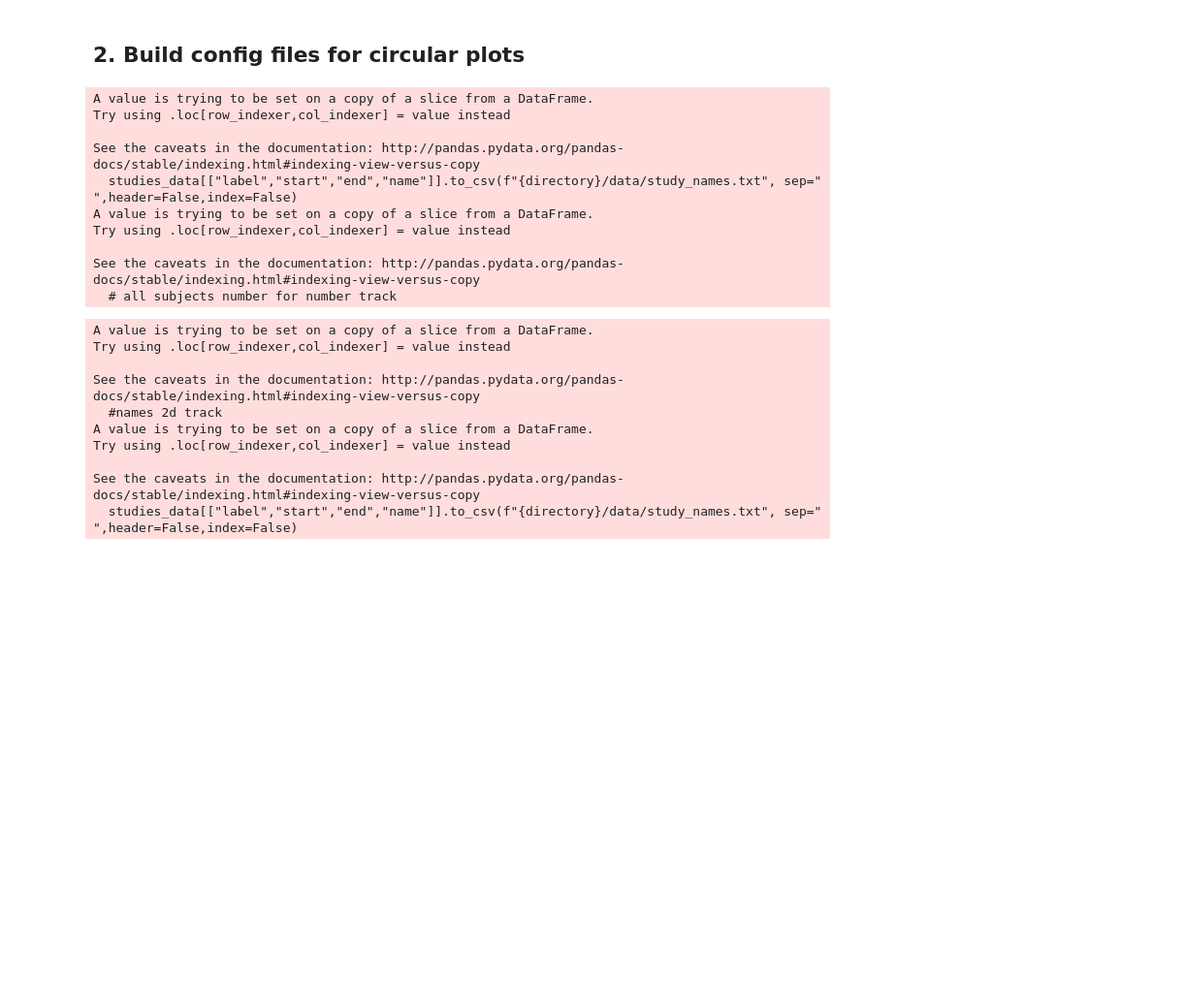
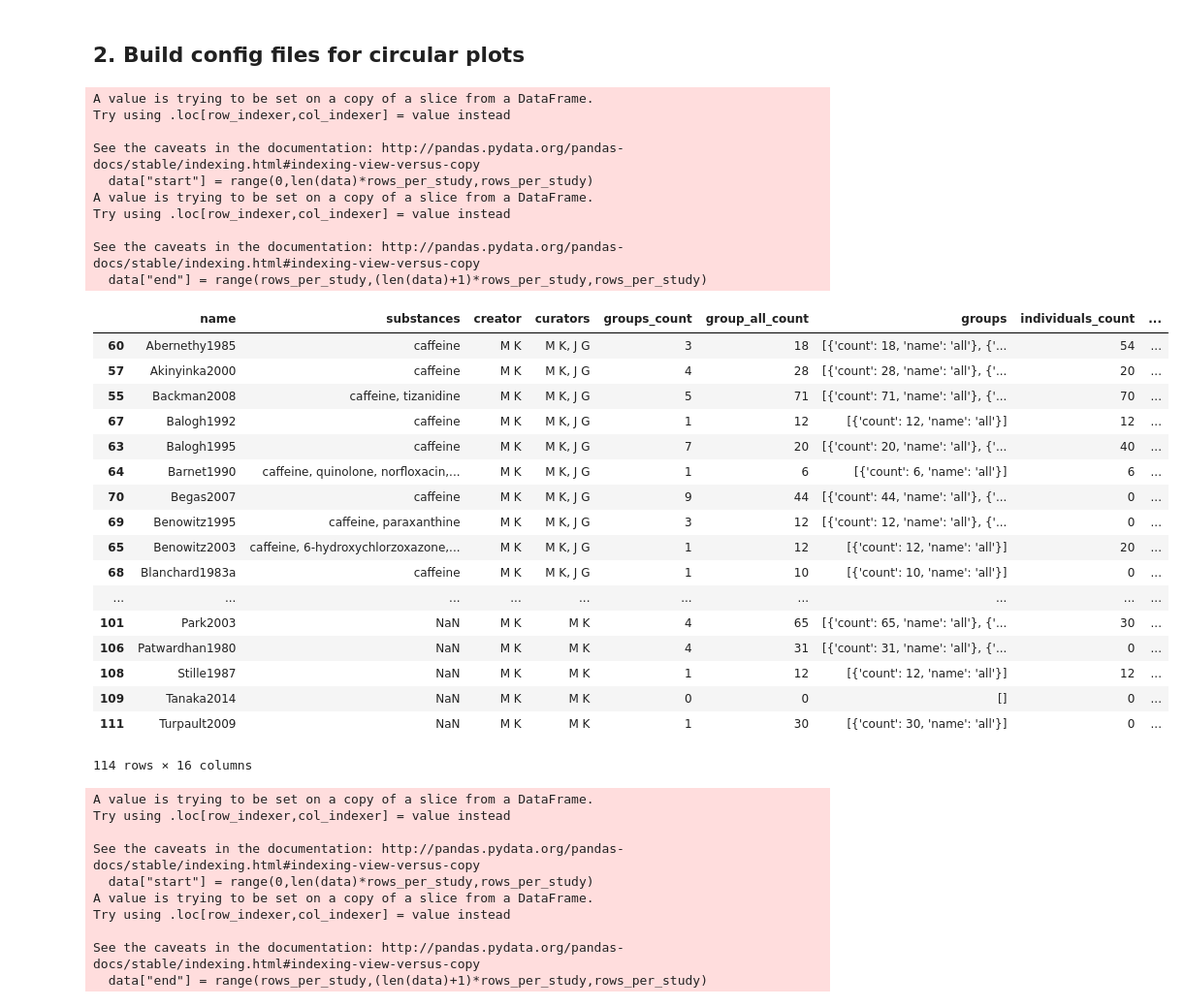
Before and after one commit to matthiaskoenig/pkdb_analysis, a Jupyter notebook: circos_plots.ipynb, the cells around one changed output. Shown at 97% size. Cells and saved outputs as stored; diff of their text form; code cells hidden in the pictures; blank space fills up the shorter version.

```diff
--- a/circos_plots.ipynb
+++ b/circos_plots.ipynb
@@ -75,3 +86,6 @@ studies_data = studies.data.sort_values(by=["label","name"])
+# %%
+studies_data["group_all_count"]= studies_data["group_all_count"].replace(np.nan, 0)
+studies_data["group_all_count"]= studies_data["group_all_count"].astype(int)
 # %% [markdown]
 ## 2. Build config files for circular plots
 # %%
@@ -82,24 +96,44 @@ A value is trying to be set on a copy of a slice from a DataFrame.
 Try using .loc[row_indexer,col_indexer] = value instead
 
 See the caveats in the documentation: http://pandas.pydata.org/pandas-docs/stable/indexing.html#indexing-view-versus-copy
-  studies_data[["label","start","end","name"]].to_csv(f"{directory}/data/study_names.txt", sep=" ",header=False,index=False)
+  data["start"] = range(0,len(data)*rows_per_study,rows_per_study)
 A value is trying to be set on a copy of a slice from a DataFrame.
 Try using .loc[row_indexer,col_indexer] = value instead
 
 See the caveats in the documentation: http://pandas.pydata.org/pandas-docs/stable/indexing.html#indexing-view-versus-copy
-  # all subjects number for number track
+  data["end"] = range(rows_per_study,(len(data)+1)*rows_per_study,rows_per_study)
+# %%
+studies_data
+# %% [output]
+|  | name | substances | creator | curators | groups_count | group_all_count | groups | individuals_count | ... |
+| 60 | Abernethy1985 | caffeine | M K | M K, J G | 3 | 18 | [{'count': 18, 'name': 'all'}, {'... | 54 | ... |
+| 57 | Akinyinka2000 | caffeine | M K | M K, J G | 4 | 28 | [{'count': 28, 'name': 'all'}, {'... | 20 | ... |
+| 55 | Backman2008 | caffeine, tizanidine | M K | M K, J G | 5 | 71 | [{'count': 71, 'name': 'all'}, {'... | 70 | ... |
+| 67 | Balogh1992 | caffeine | M K | M K, J G | 1 | 12 | [{'count': 12, 'name': 'all'}] | 12 | ... |
+| 63 | Balogh1995 | caffeine | M K | M K, J G | 7 | 20 | [{'count': 20, 'name': 'all'}, {'... | 40 | ... |
+| 64 | Barnet1990 | caffeine, quinolone, norfloxacin,... | M K | M K, J G | 1 | 6 | [{'count': 6, 'name': 'all'}] | 6 | ... |
+| 70 | Begas2007 | caffeine | M K | M K, J G | 9 | 44 | [{'count': 44, 'name': 'all'}, {'... | 0 | ... |
+| 69 | Benowitz1995 | caffeine, paraxanthine | M K | M K, J G | 3 | 12 | [{'count': 12, 'name': 'all'}, {'... | 0 | ... |
+| 65 | Benowitz2003 | caffeine, 6-hydroxychlorzoxazone,... | M K | M K, J G | 1 | 12 | [{'count': 12, 'name': 'all'}] | 20 | ... |
+| 68 | Blanchard1983a | caffeine | M K | M K, J G | 1 | 10 | [{'count': 10, 'name': 'all'}] | 0 | ... |
+| ... | ... | ... | ... | ... | ... | ... | ... | ... | ... |
+| 101 | Park2003 | NaN | M K | M K | 4 | 65 | [{'count': 65, 'name': 'all'}, {'... | 30 | ... |
+| 106 | Patwardhan1980 | NaN | M K | M K | 4 | 31 | [{'count': 31, 'name': 'all'}, {'... | 0 | ... |
+| 108 | Stille1987 | NaN | M K | M K | 1 | 12 | [{'count': 12, 'name': 'all'}] | 12 | ... |
+| 109 | Tanaka2014 | NaN | M K | M K | 0 | 0 | [] | 0 | ... |
+| 111 | Turpault2009 | NaN | M K | M K | 1 | 30 | [{'count': 30, 'name': 'all'}] | 0 | ... |
+114 rows × 16 columns
 # %%
 for label, study_data_label in studies_data.groupby("label"):
-
     create_config_files(study_data_label, f"circos/study_{label}")
 # %% [output]
 A value is trying to be set on a copy of a slice from a DataFrame.
 Try using .loc[row_indexer,col_indexer] = value instead
 
 See the caveats in the documentation: http://pandas.pydata.org/pandas-docs/stable/indexing.html#indexing-view-versus-copy
-  #names 2d track
+  data["start"] = range(0,len(data)*rows_per_study,rows_per_study)
 A value is trying to be set on a copy of a slice from a DataFrame.
 Try using .loc[row_indexer,col_indexer] = value instead
 
 See the caveats in the documentation: http://pandas.pydata.org/pandas-docs/stable/indexing.html#indexing-view-versus-copy
-  studies_data[["label","start","end","name"]].to_csv(f"{directory}/data/study_names.txt", sep=" ",header=False,index=False)
+  data["end"] = range(rows_per_study,(len(data)+1)*rows_per_study,rows_per_study)
```
Also changed, not shown: parts of 29 cells of this notebook, 4 other files.
